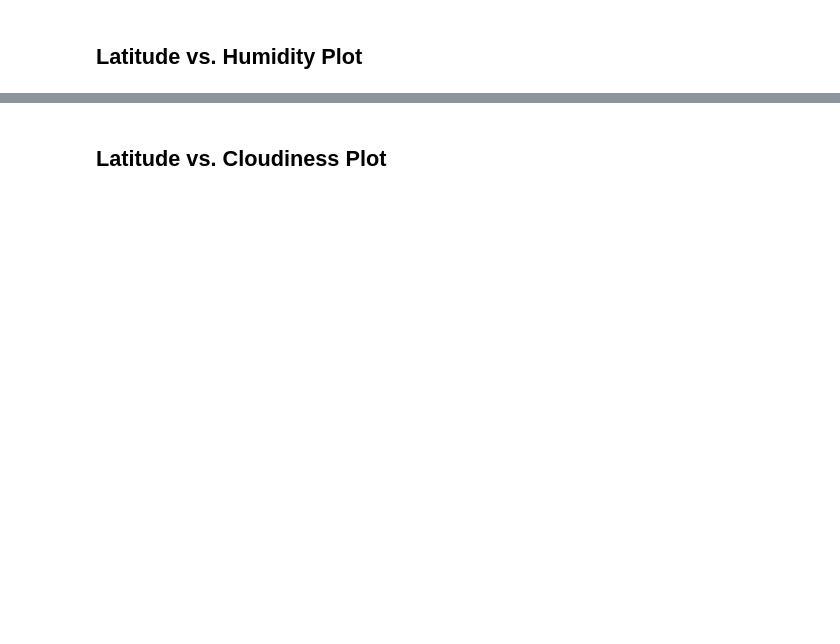
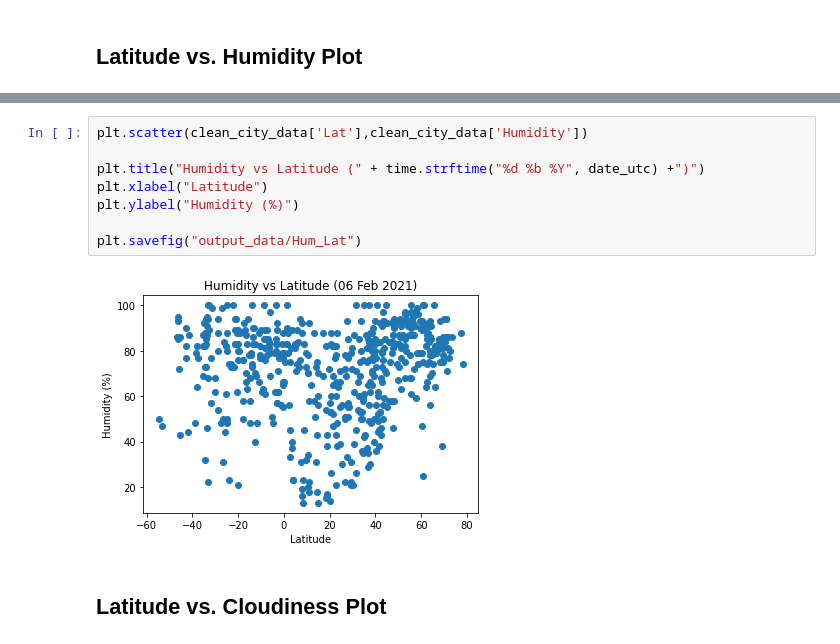
Before and after one commit to kellyf22/python-api-challenge, a Jupyter notebook: WeatherPy/WeatherPy_starter.ipynb, the cells around one changed output, grey strips where cells are left out. Cells and saved outputs as stored; diff of their text form; blank space fills up the shorter version.

```diff
--- a/WeatherPy/WeatherPy_starter.ipynb
+++ b/WeatherPy/WeatherPy_starter.ipynb
@@ -142,2 +207,12 @@ Int64Index([], dtype='int64')
+# %%
+plt.scatter(clean_city_data['Lat'],clean_city_data['Humidity'])
+
+plt.title("Humidity vs Latitude (" + time.strftime("%d %b %Y", date_utc) +")")
+plt.xlabel("Latitude")
+plt.ylabel("Humidity (%)")
+
+plt.savefig("output_data/Hum_Lat")
+# %% [output]
+[figure, added]
 # %% [markdown]
 ## Latitude vs. Cloudiness Plot
```
Also changed, not shown: parts of 36 cells of this notebook, 14 other files.
